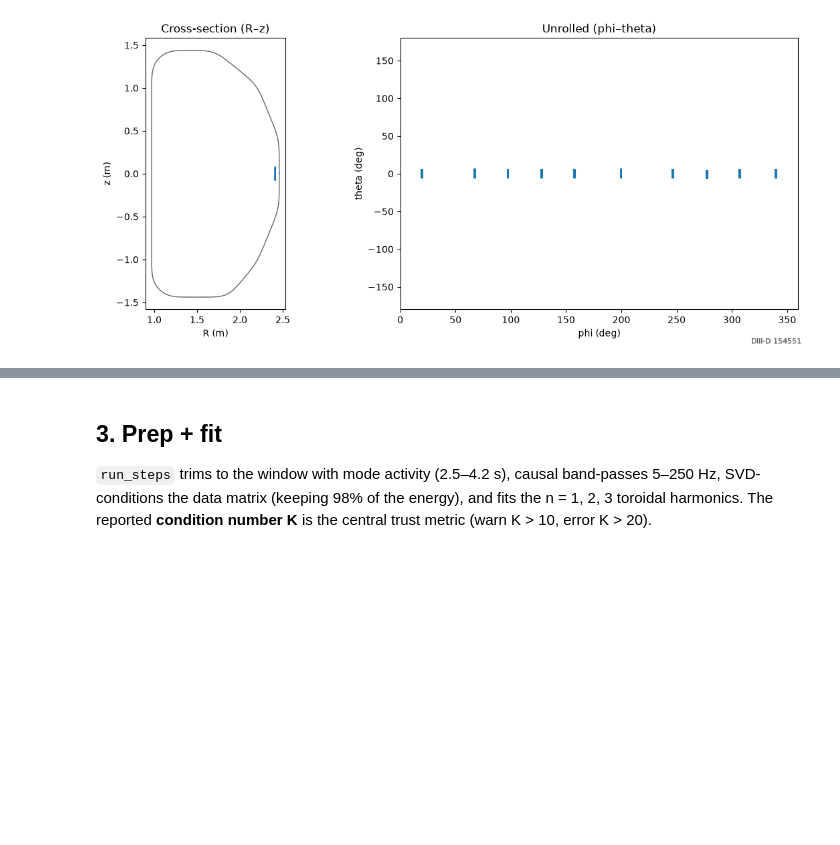
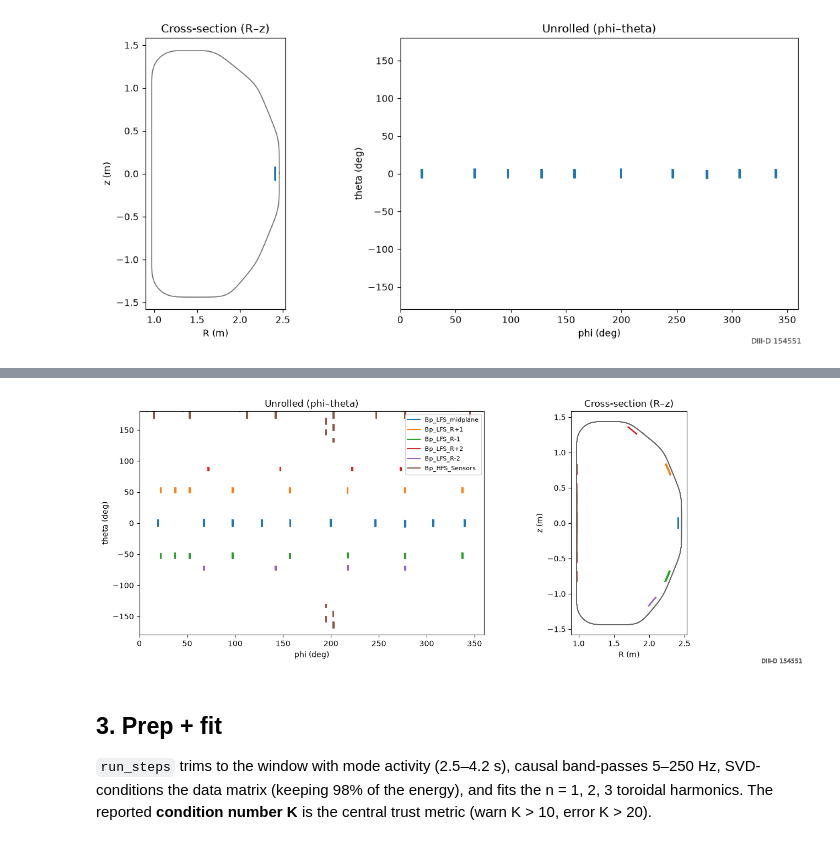
Before and after one commit to OpenFUSIONToolkit/Magnetics, a Jupyter notebook: analysis/magnetics-code/example_154551.ipynb, the cells around one changed output, grey strips where cells are left out. Saved outputs shown, nothing was run; the diff lists cells and outputs as text; code cells hidden in the pictures; blank space fills up the shorter version.

```diff
--- a/analysis/magnetics-code/example_154551.ipynb
+++ b/analysis/magnetics-code/example_154551.ipynb
@@ -98,3 +104,23 @@ plt.tight_layout()
+# %%
+from omfit_compat import resolve_channel_filter
+
+sets = ['Bp_LFS_midplane', 'Bp_LFS_R+1', 'Bp_LFS_R-1', 'Bp_LFS_R+2', 'Bp_LFS_R-2', 'Bp_HFS_Sensors']
+colors = plt.cm.tab10.colors
+
+fig, ax = plt.subplots(1, 2, figsize=(13, 5))
+handles = []
+for i, name in enumerate(sets):
+    regex = '|'.join(resolve_channel_filter(name, sd.device))  # friendly name -> single regex
+    plots.plot_sensors(sd.raw, regex, geometry='cylindrical', ax=ax[0], color=colors[i])
+    plots.plot_sensors(sd.raw, regex, geometry='rz',          ax=ax[1], color=colors[i])
+    handles.append(plt.Line2D([], [], color=colors[i], label=name))
+
+ax[0].set_title('Unrolled (phi–theta)')
+ax[1].set_title('Cross-section (R–z)')
+ax[0].legend(handles=handles, fontsize=8, loc='upper right')
+plt.tight_layout()
+# %% [output]
+[figure, added]
 # %% [markdown]
 ## 3. Prep + fit
 
```
Also changed, not shown: parts of 1 cell of this notebook.
